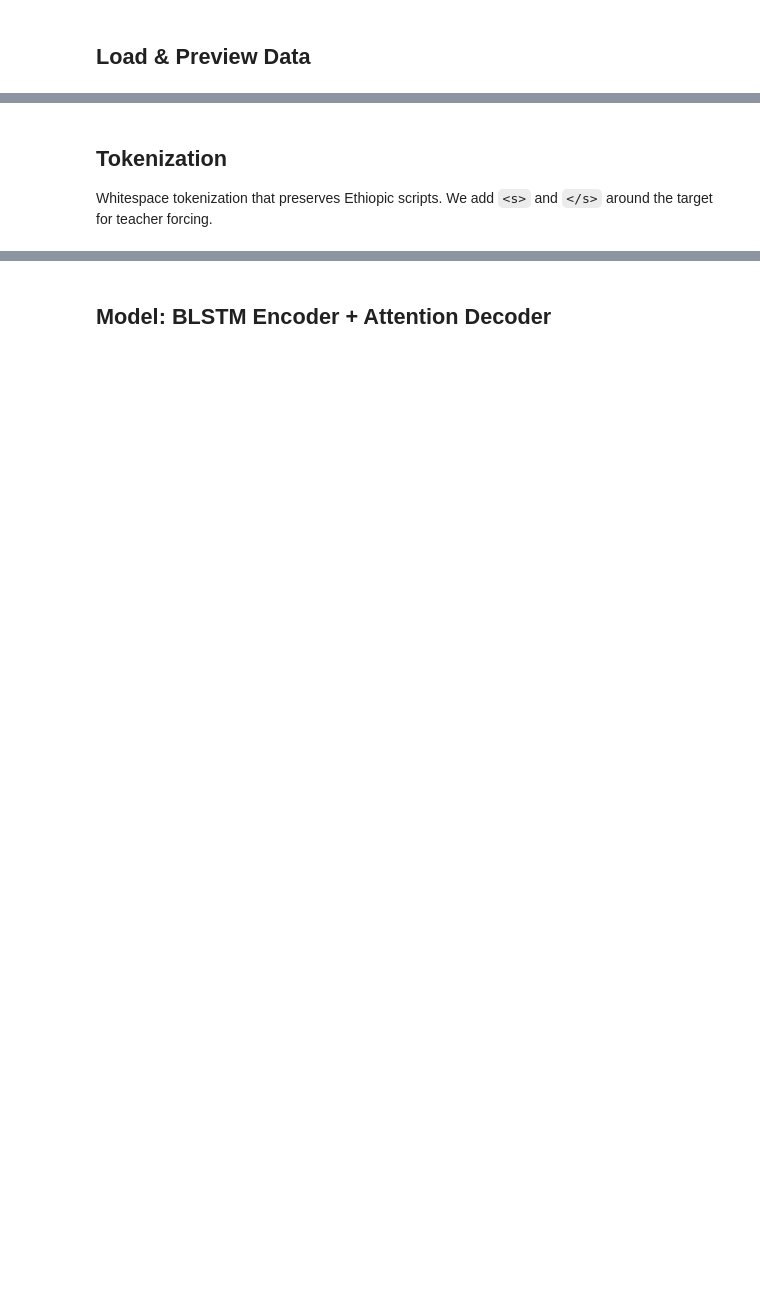
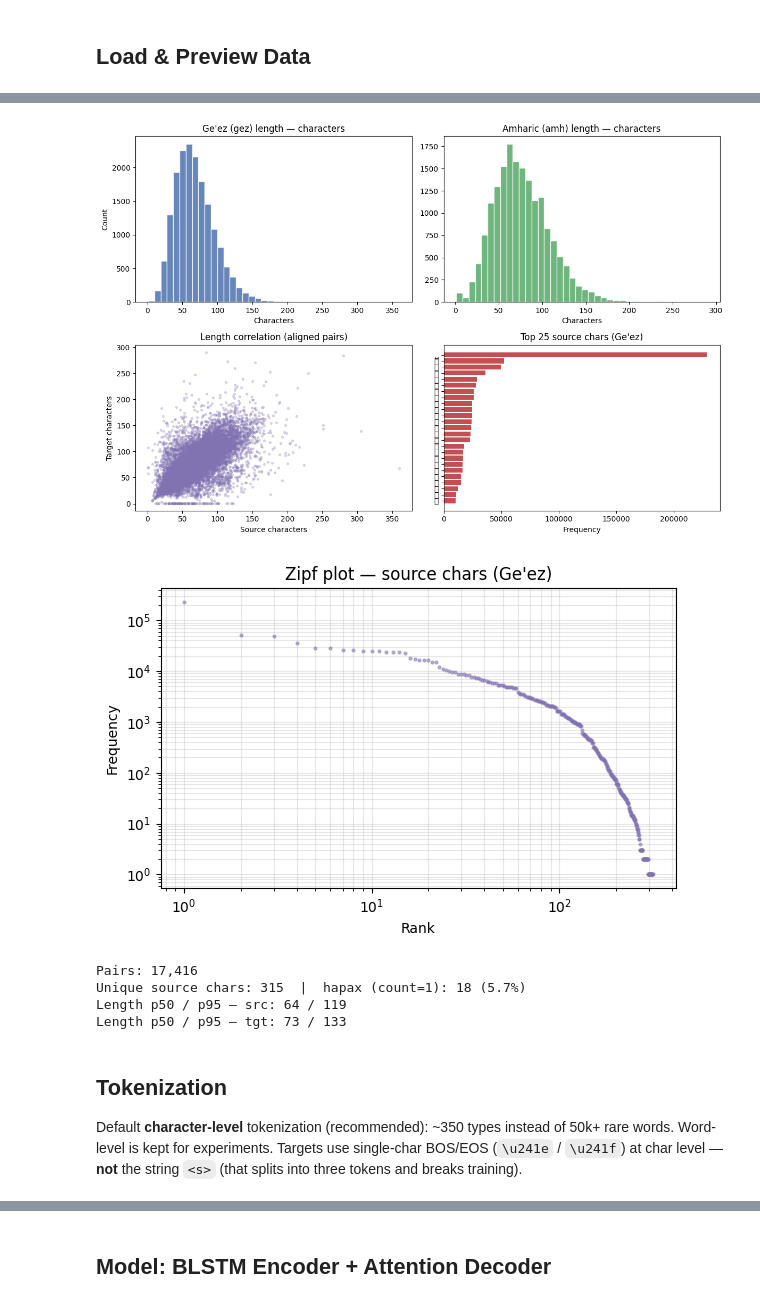
Before and after one commit to Metasebiya-21/geez-amharic-translator, a Jupyter notebook: gez_to_amh_blstm.ipynb, the cells around one changed output, grey strips where cells are left out. Cells and saved outputs as stored; diff of their text form; code cells hidden in the pictures; blank space fills up the shorter version.

```diff
--- a/gez_to_amh_blstm.ipynb
+++ b/gez_to_amh_blstm.ipynb
@@ -241,4 +334,80 @@ Pairs: 17503
+# %%
+#@title Visualize corpus statistics
+from collections import Counter
+
+def _tokens(text, level):
+    text = str(text).strip()
+    return list(text) if level == "char" else text.split()
+
+def _length(text, level):
+    text = str(text).strip()
+    return len(text) if level == "char" else len(text.split())
+
+def corpus_stats(texts, level):
+    lengths = [_length(t, level) for t in texts]
+    counter = Counter()
+    for t in texts:
+        counter.update(_tokens(t, level))
+    return lengths, counter
+
+level = token_level  # uses Config
+src_lengths, src_counter = corpus_stats(df[src_col], level)
+tgt_lengths, tgt_counter = corpus_stats(df[tgt_col], level)
+
+fig, axes = plt.subplots(2, 2, figsize=(12, 8))
+unit = "characters" if level == "char" else "words"
+
+axes[0, 0].hist(src_lengths, bins=40, color="#4C72B0", alpha=0.85, edgecolor="white")
+axes[0, 0].set_title(f"Ge'ez ({src_col}) length — {unit}")
+axes[0, 0].set_xlabel(unit.capitalize())
+axes[0, 0].set_ylabel("Count")
+
+axes[0, 1].hist(tgt_lengths, bins=40, color="#55A868", alpha=0.85, edgecolor="white")
+axes[0, 1].set_title(f"Amharic ({tgt_col}) length — {unit}")
+axes[0, 1].set_xlabel(unit.capitalize())
+
+axes[1, 0].scatter(src_lengths, tgt_lengths, alpha=0.25, s=8, c="#8172B2")
+axes[1, 0].set_xlabel(f"Source {unit}")
+axes[1, 0].set_ylabel(f"Target {unit}")
+axes[1, 0].set_title("Length correlation (aligned pairs)")
+
+top_n = 25
+common = src_counter.most_common(top_n)
+labels = [w if w.strip() else "␣" for w, _ in common]
+axes[1, 1].barh(range(len(labels)), [c for _, c in common][::-1], color="#C44E52")
+axes[1, 1].set_yticks(range(len(labels)))
+axes[1, 1].set_yticklabels(labels[::-1], fontname="DejaVu Sans")
+axes[1, 1].set_title(f"Top {top_n} source {level}s (Ge'ez)")
+axes[1, 1].set_xlabel("Frequency")
+
+plt.tight_layout()
+plt.show()
+
+# Zipf: rank vs frequency (log-log) — straight line ≈ natural language
+freqs = sorted(src_counter.values(), reverse=True)
+ranks = np.arange(1, len(freqs) + 1)
+fig2, ax2 = plt.subplots(figsize=(6, 4))
+ax2.loglog(ranks, freqs, ".", alpha=0.5, color="#8172B2", markersize=4)
+ax2.set_xlabel("Rank")
+ax2.set_ylabel("Frequency")
+ax2.set_title(f"Zipf plot — source {level}s (Ge'ez)")
+ax2.grid(True, which="both", alpha=0.3)
+plt.tight_layout()
+plt.show()
+
+hapax = sum(1 for _, c in src_counter.items() if c == 1)
+print(f"Pairs: {len(df):,}")
+print(f"Unique source {level}s: {len(src_counter):,}  |  hapax (count=1): {hapax:,} ({100*hapax/max(1,len(src_counter)):.1f}%)")
+print(f"Length p50 / p95 — src: {np.percentile(src_lengths,50):.0f} / {np.percentile(src_lengths,95):.0f}")
+print(f"Length p50 / p95 — tgt: {np.percentile(tgt_lengths,50):.0f} / {np.percentile(tgt_lengths,95):.0f}")
+# %% [output]
+[figure, added]
+[figure, added]
+Pairs: 17,416
+Unique source chars: 315  |  hapax (count=1): 18 (5.7%)
+Length p50 / p95 — src: 64 / 119
+Length p50 / p95 — tgt: 73 / 133
 # %% [markdown]
 ## Tokenization
-Whitespace tokenization that preserves Ethiopic scripts. We add `<s>` and `</s>` around the target for teacher forcing.
+Default **character-level** tokenization (recommended): ~350 types instead of 50k+ rare words. Word-level is kept for experiments. Targets use single-char BOS/EOS (`\u241e` / `\u241f`) at char level — **not** the string `<s>` (that splits into three tokens and breaks training).
 # %%
```
Also changed, not shown: parts of 42 cells of this notebook, 25 other files.
